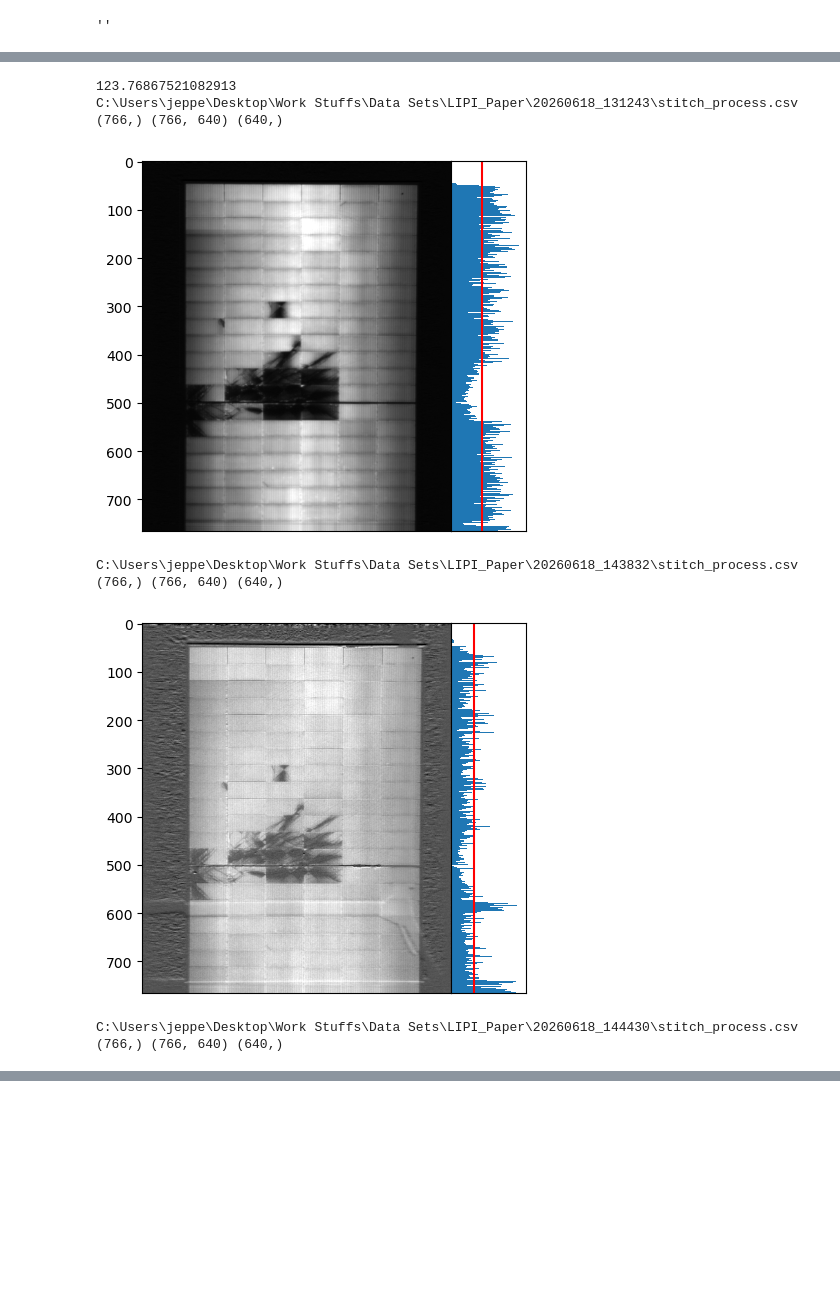
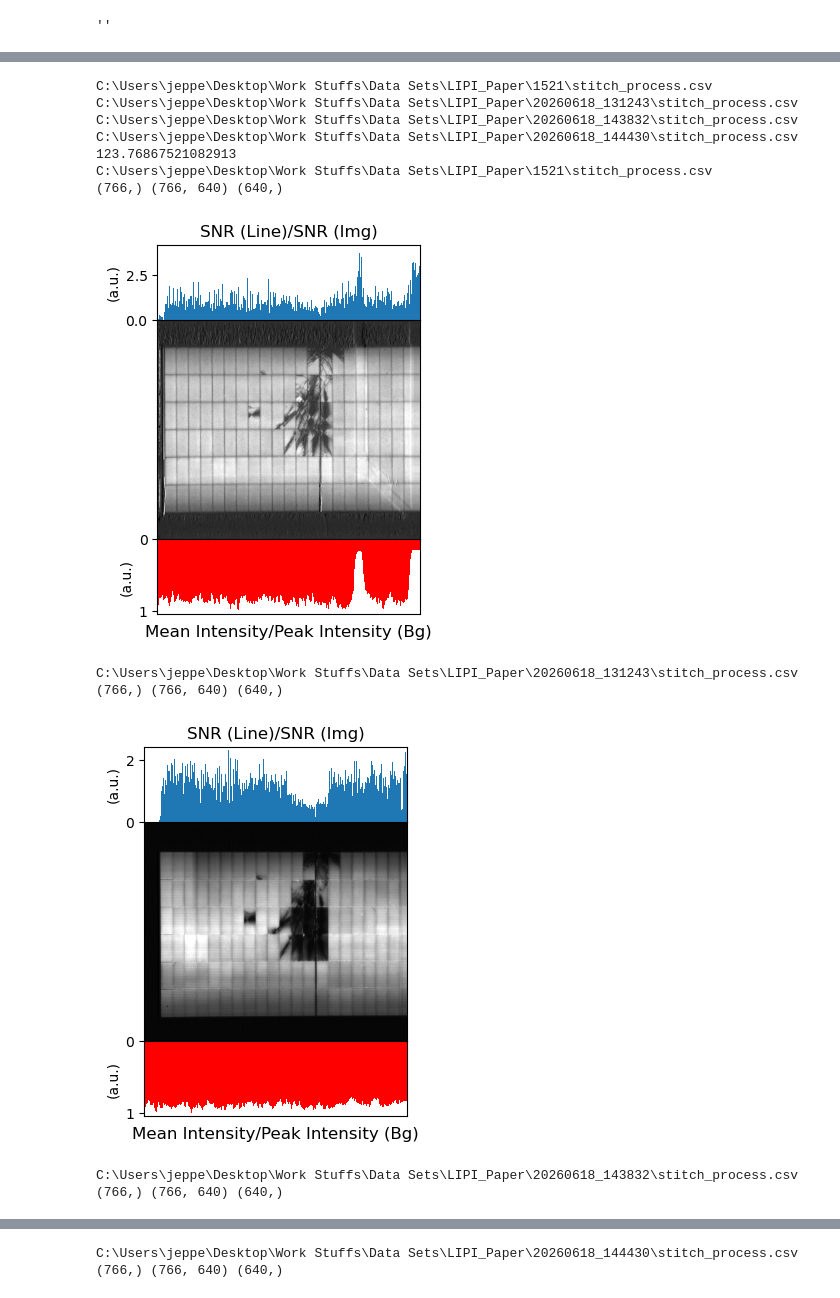
Before and after one commit to JeperoJ/Photoluminescence-scanner, a Jupyter notebook: Software refactor/LIPI_Processing/snr_test_profile.ipynb, the cells around one changed output, grey strips where cells are left out. Drawn from its saved outputs; the diff is of its cells as text; code cells hidden in the pictures; blank space fills up the shorter version.

```diff
--- a/Software refactor/LIPI_Processing/snr_test_profile.ipynb
+++ b/Software refactor/LIPI_Processing/snr_test_profile.ipynb
@@ -17,6 +17,7 @@ print(scan_dir)
 scan_path = pathlib.Path(scan_dir)
 snr_paths = list(scan_path.rglob("*SNR_test_resize_profile.csv"))
 stitch_paths = list(scan_path.rglob("*stitch_process.csv"))
+bg_paths = list(scan_path.rglob("*Bg_process.csv"))
 
 print(stitch_paths, len(stitch_paths))
 print(snr_paths)
@@ -30,13 +31,15 @@ from mpl_toolkits.axes_grid1 import make_axes_locatable
 
 snrs = list()
 for path in stitch_paths:
+    print(path)
+
     img = np.loadtxt(path, delimiter=",")
     snrs.append(np.mean(img[:,100:540])/np.std(img[:,0:75], ddof=1))
 
 snr_scale = np.max(snrs)
 print(snr_scale)
 
-for i in range(3):
+for i in range(4):
     stitch_path = stitch_paths[i]
     snr_path = snr_paths[i]
 
@@ -45,48 +48,69 @@ for i in range(3):
     stitch = np.loadtxt(stitch_path, delimiter=",")
     snr_scale = np.mean(stitch[:,100:540])/np.std(stitch[:,0:75], ddof=1)
 
-    snr_prof_lines = np.loadtxt(snr_path, delimiter=",")
+    snr_prof_lines = np.loadtxt(snr_path, delimiter=",")/snr_scale
     snr_prof_cols = np.mean(stitch[60:],axis=0)/np.std(stitch[:35],axis=0, ddof=1)
 
     print(snr_prof_lines.shape, stitch.shape, snr_prof_cols.shape)
 
     # 1. Opret kun ét subplot til billedet (så aspektforholdet styres herfra)
     fig, img = plt.subplots()
-    im = img.imshow(stitch, cmap="gray")
+    im = img.imshow(stitch.transpose(), cmap="gray")
     img.xaxis.set_visible(False)
+    img.yaxis.set_visible(False)
 
     #img.set_xlim(0, 640)
     #img.set_ylim(766,0)
 
     # 2. Skab en akse-opdeler baseret på billed-plottet
     divider = make_axes_locatable(img)
 
     # 3. Tilføj profil-plottet på højre side ("right").
     # "size" bestemmer bredden af din bar-graf (f.eks. 30% af billedets bredde).
     # "pad" er afstanden mellem de to plots (0 fjerner al luft).
-    profile_lines = divider.append_axes("right", size=0.75, pad=0, sharey=img)
+    profile_lines = divider.append_axes("top", size=0.75, pad=0, sharex=img)
+
+    mean_intens = divider.append_axes("bottom", size=0.75, pad=0, sharex=img)
     #profile_cols = divider.append_axes("top", size=0.75, pad=0, sharex=img)
 
     # 4. Tegn din vandrette bar-graf
-    profile_lines.barh(range(len(snr_prof_lines)), snr_prof_lines.clip(0), height=1)
+    profile_lines.bar(range(len(snr_prof_lines)), snr_prof_lines.clip(0), width=1)
     #profile_lines.set_xlim(0, 2*snr_scale)
-    profile_lines.vlines(snr_scale, 0, 765, "r")
+    #profile_lines.vlines(snr_scale, 0, 765, "r")
     profile_lines.xaxis.set_visible(False)
+    #profile_lines.xaxis.set_label("Test")
+    profile_lines.set_title("SNR (Line)/SNR (Img)")
+    profile_lines.set_ylabel("(a.u.)")
     #profile_cols.bar(range(len(snr_prof_cols)), snr_prof_cols.clip(0), width=1)
     #profile_cols.yaxis.set_visible(False)
 
+    bg = np.loadtxt(bg_paths[i], delimiter=",")
+    mean_intens_data = np.mean(bg[:, 0:75], axis=1)
+    test = mean_intens_data
+    mean_intens.bar(range(766), mean_intens_data/mean_intens_data.max(), width=1, color="r")
+    mean_intens.xaxis.set_visible(False)
+    #mean_intens.yaxis.set_visible(False)
+    mean_intens.yaxis.set_inverted(True)
+    mean_intens.set_title("Mean Intensity/Peak Intensity (Bg)", y=-0.4)
+    mean_intens.set_ylabel("(a.u.)")
+    #mean_intens.set_ylabel("SNR")
+
     # Skjul y-aksen på profil-plottet
-    profile_lines.yaxis.set_visible(False)
+    #profile_lines.yaxis.set_visible(False)
     #profile_cols.xaxis.set_visible(False)
 
     plt.show()
 # %% [output]
+C:\Users\jeppe\Desktop\Work Stuffs\Data Sets\LIPI_Paper\1521\stitch_process.csv
+C:\Users\jeppe\Desktop\Work Stuffs\Data Sets\LIPI_Paper\20260618_131243\stitch_process.csv
+C:\Users\jeppe\Desktop\Work Stuffs\Data Sets\LIPI_Paper\20260618_143832\stitch_process.csv
+C:\Users\jeppe\Desktop\Work Stuffs\Data Sets\LIPI_Paper\20260618_144430\stitch_process.csv
 123.76867521082913
-C:\Users\jeppe\Desktop\Work Stuffs\Data Sets\LIPI_Paper\20260618_131243\stitch_process.csv
+C:\Users\jeppe\Desktop\Work Stuffs\Data Sets\LIPI_Paper\1521\stitch_process.csv
 (766,) (766, 640) (640,)
-[figure, old version]
+[figure, new version]
-C:\Users\jeppe\Desktop\Work Stuffs\Data Sets\LIPI_Paper\20260618_143832\stitch_process.csv
+C:\Users\jeppe\Desktop\Work Stuffs\Data Sets\LIPI_Paper\20260618_131243\stitch_process.csv
 (766,) (766, 640) (640,)
-[figure, old version]
+[figure, new version]
-C:\Users\jeppe\Desktop\Work Stuffs\Data Sets\LIPI_Paper\20260618_144430\stitch_process.csv
+C:\Users\jeppe\Desktop\Work Stuffs\Data Sets\LIPI_Paper\20260618_143832\stitch_process.csv
 (766,) (766, 640) (640,)
@@ -93,0 +118,2 @@ C:\Users\jeppe\Desktop\Work Stuffs\Data Sets\LIPI_Paper\20260618_144430\stitch_p
+C:\Users\jeppe\Desktop\Work Stuffs\Data Sets\LIPI_Paper\20260618_144430\stitch_process.csv
+(766,) (766, 640) (640,)
```
Also changed, not shown: parts of 2 cells of this notebook, 3 other files.
